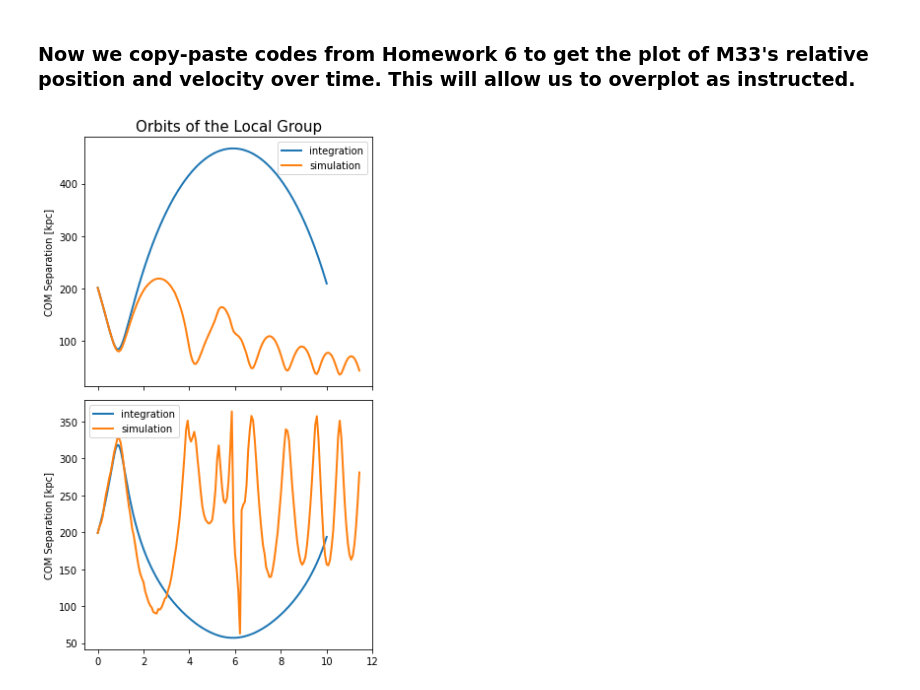
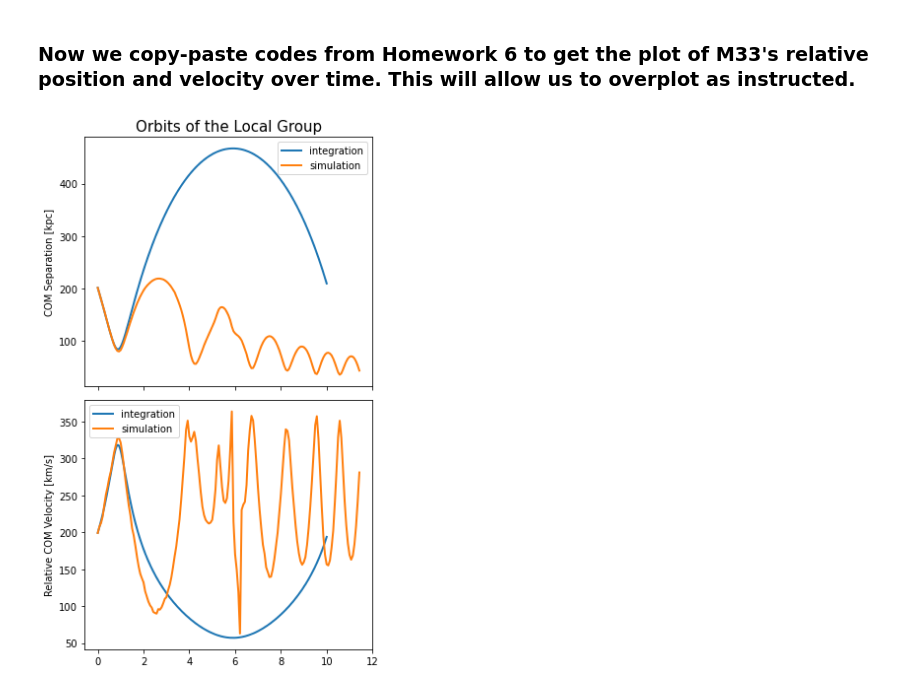
Before and after one commit to nguyenbinh1612/400B_2023_Nguyen, a Jupyter notebook: Homeworks/Homework7/Homework7.ipynb, the cells around one changed output. Saved outputs shown, nothing was run; the diff lists cells and outputs as text; code cells hidden in the pictures.

```diff
--- a/Homeworks/Homework7/Homework7.ipynb
+++ b/Homeworks/Homework7/Homework7.ipynb
@@ -363,22 +363,22 @@ M33_M31_relvel = VectorMagnitude(vec_M31, vec_M33)
 # %%
 # Plot the Orbit of the galaxies
 #################################
 
 fig, axes = plt.subplots(2, 1, figsize=(5, 8), sharex=True)
 
 axes[0].set_title("Orbits of the Local Group", fontsize=15)
 
 axes[0].plot(times, r_magnitude, label='integration', linewidth=2)
 axes[0].plot(dataM31[:,0], mag_pos_M33_M31, label='simulation', linewidth=2)
 axes[0].legend()
 axes[0].set(ylabel='COM Separation [kpc]')
 
 axes[1].plot(times, v_magnitude, label='integration', linewidth=2)
 axes[1].plot(dataM31[:,0], mag_vec_M33_M31, label='simulation', linewidth=2)
 axes[1].legend()
-axes[1].set(ylabel='COM Separation [kpc]')
+axes[1].set(ylabel='Relative COM Velocity [km/s]')
 
 plt.tight_layout()
 plt.show()
 # %% [output]
-[figure, old version]
+[figure, new version]
```
Also changed, not shown: parts of 1 cell of this notebook.
